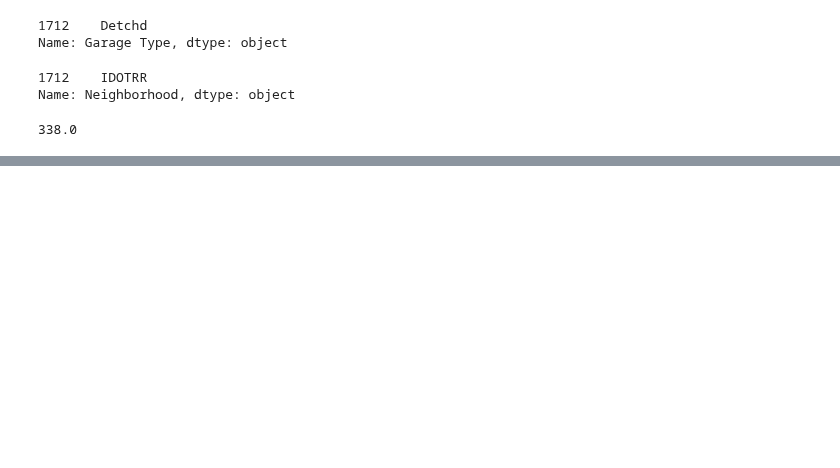
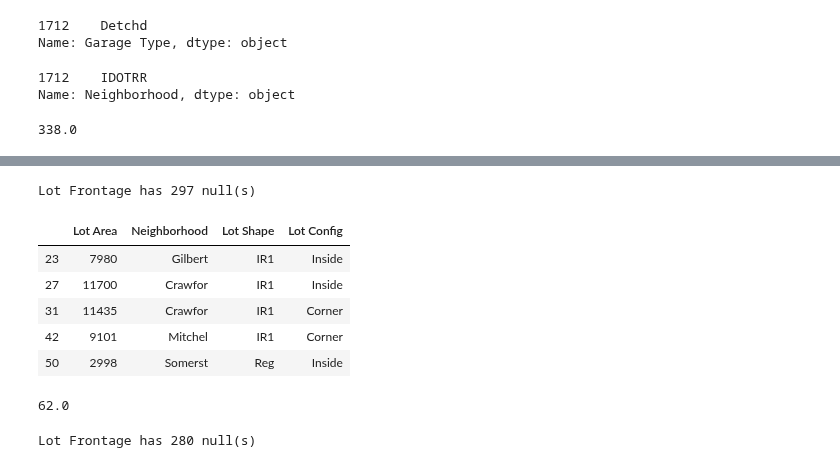
Before and after one commit to CreightonAshton/Scratchwork, a Jupyter notebook: Code/Ames/Ames.ipynb, the cells around one changed output, grey strips where cells are left out. Saved outputs shown, nothing was run; the diff lists cells and outputs as text; code cells hidden in the pictures; blank space fills up the shorter version.

```diff
--- a/Code/Ames/Ames.ipynb
+++ b/Code/Ames/Ames.ipynb
@@ -210,0 +329,34 @@ Garage Yr Blt has 114 null(s)
+# %%
+n_index = df.loc[(df['Lot Frontage'].isnull()) &
+       (df['Neighborhood'] == 'OldTown') &
+       (df['Lot Shape'] == 'Reg') &
+       (df['Lot Config'] == 'Inside')].index
+
+df.loc[n_index, 'Lot Frontage'] = 74
+null_check(columns)
+# %% [output]
+Lot Frontage has 297 null(s)
+# %%
+df.loc[df['Lot Frontage'].isnull()][['Lot Area', 'Neighborhood', 'Lot Shape', 'Lot Config']].head()
+# %% [output]
+|  | Lot Area | Neighborhood | Lot Shape | Lot Config |
+| 23 | 7980 | Gilbert | IR1 | Inside |
+| 27 | 11700 | Crawfor | IR1 | Inside |
+| 31 | 11435 | Crawfor | IR1 | Corner |
+| 42 | 9101 | Mitchel | IR1 | Corner |
+| 50 | 2998 | Somerst | Reg | Inside |
+# %%
+n_index = df.loc[(df['Neighborhood'] == 'Gilbert') & (df['Lot Shape'] == 'IR1') & (df['Lot Config'] == 'Inside')].index
+df.loc[n_index, 'Lot Frontage'].median()
+# %% [output]
+62.0
+# %%
+n_index = df.loc[(df['Lot Frontage'].isnull()) &
+       (df['Neighborhood'] == 'Gilbert') &
+       (df['Lot Shape'] == 'IR1') &
+       (df['Lot Config'] == 'Inside')].index
+
+df.loc[n_index, 'Lot Frontage'] = 62
+null_check(columns)
+# %% [output]
+Lot Frontage has 280 null(s)
```
Also changed, not shown: parts of 26 cells of this notebook.
